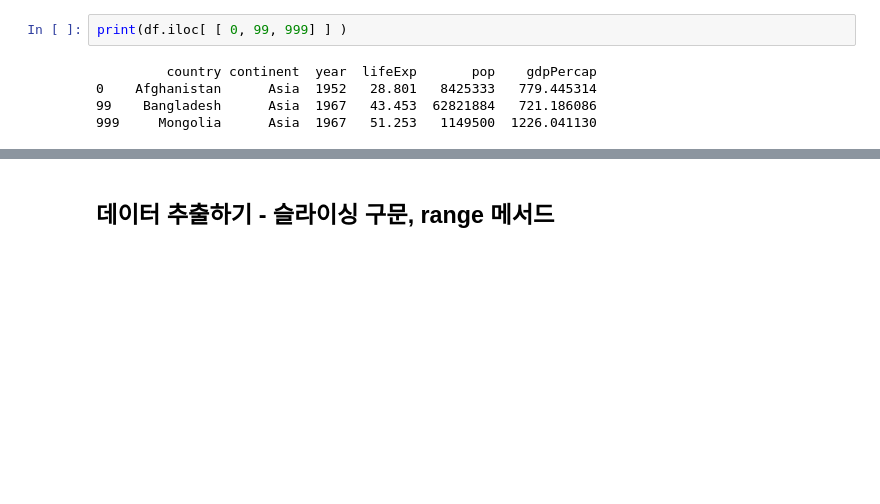
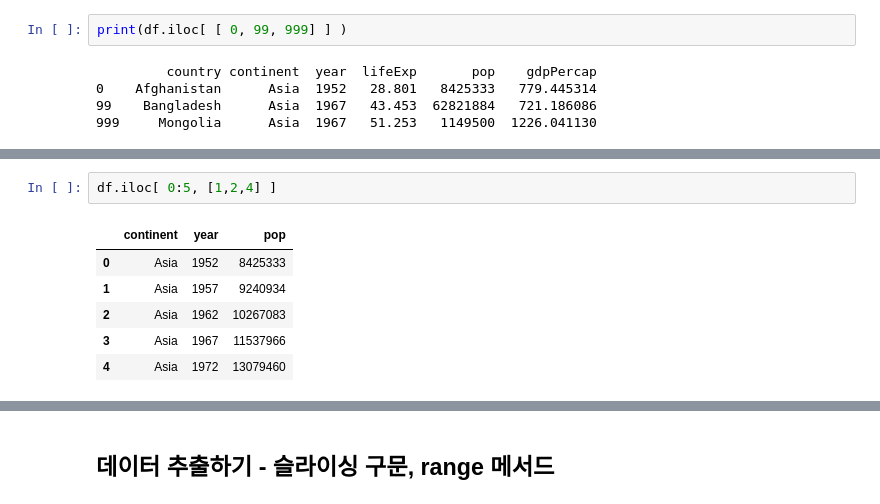
Before and after one commit to countifs/fork-doit_pandas, a Jupyter notebook: practice/02. 판다시 시작하기.ipynb, the cells around one changed output, grey strips where cells are left out. Drawn from its saved outputs; the diff is of its cells as text; blank space fills up the shorter version.

```diff
--- a/practice/02. 판다시 시작하기.ipynb
+++ b/practice/02. 판다시 시작하기.ipynb
@@ -262,0 +279,9 @@ print(df.iloc[ [ 0, 99, 999] ] )
+# %%
+df.iloc[ 0:5, [1,2,4] ]
+# %% [output]
+|  | continent | year | pop |
+| 0 | Asia | 1952 | 8425333 |
+| 1 | Asia | 1957 | 9240934 |
+| 2 | Asia | 1962 | 10267083 |
+| 3 | Asia | 1967 | 11537966 |
+| 4 | Asia | 1972 | 13079460 |
```
Also changed, not shown: parts of 16 cells of this notebook, 1 other file.
